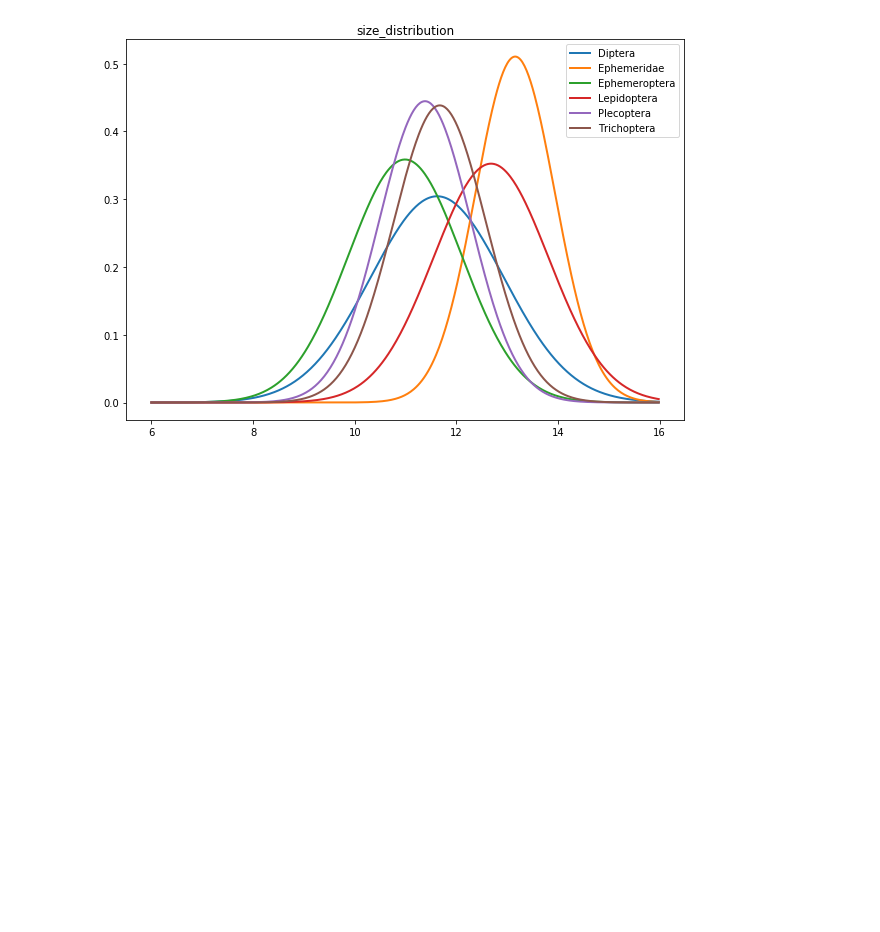
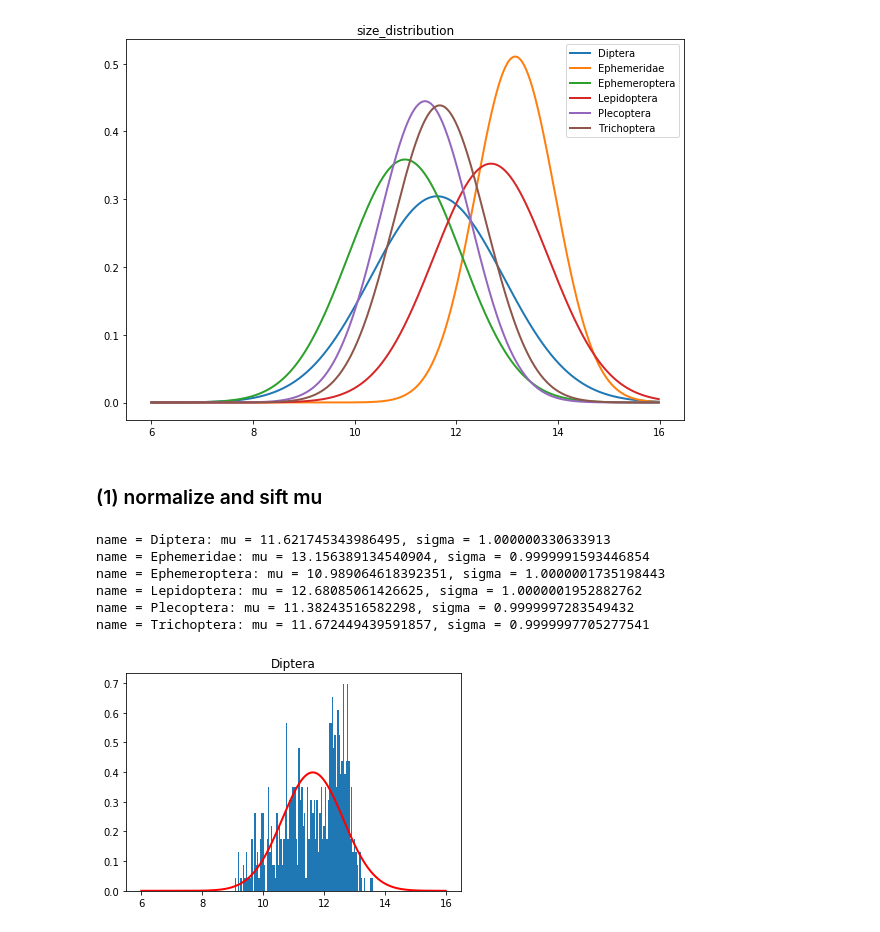
Before and after one commit to keiiti975/Insect_Phenology_Detector, a Jupyter notebook: result/classification/dataset_distributions/dataset_distributions.ipynb, the cells around one changed output. Saved outputs shown, nothing was run; the diff lists cells and outputs as text; code cells hidden in the pictures; blank space fills up the shorter version.

Commit message:
distribution analysis

```diff
--- a/result/classification/dataset_distributions/dataset_distributions.ipynb
+++ b/result/classification/dataset_distributions/dataset_distributions.ipynb
@@ -191,0 +100,4 @@ Text(0.5, 1.0, 'Trichoptera')
+# %%
+mu, sigma = calc_mu_sigma(insect_size_dic)
+for key, value in lbl_to_name.items():
+    print("name = {}: mu = {}, sigma = {}".format(value, mu[key], sigma[key]))
@@ -202,3 +157,46 @@ plt.legend()
 # %% [output]
 <matplotlib.legend.Legend at 0x...>
 [figure]
+# %% [markdown]
+### (1) normalize and sift mu
+# %%
+def normalize_and_sift_mu(insect_size_dic, mu, sigma, lbl_to_name):
+    """
+        keep mu and match sigma = 1
+        calculate mu, sigma for each insect size distribution
+        Args:
+            - insect_size_dic: dict, {label_name: size_array}
+            - mu: np.array(dtype=float), shape == [class_num]
+            - sigma: np.array(dtype=float), shape == [class_num]
+            - lbl_to_name: dict, {label: label_name}
+    """
+    gmm = GMM(n_components=1, covariance_type="spherical")
+    mu_converted = []
+    sigma_converted = []
+    for key, value in lbl_to_name.items():
+        x = np.log2(insect_size_dic[value])
+        x_convert = (x - mu[key]) / sigma[key]
+        x_convert += mu[key]
+        gmm.fit(x_convert.reshape(-1, 1))
+        mu_converted.append(gmm.means_.reshape([-1])[0])
+        sigma_converted.append(np.sqrt(gmm.covariances_)[0])
+    return np.array(mu_converted), np.array(sigma_converted)
+# %%
+mu_converted, sigma_converted = normalize_and_sift_mu(insect_size_dic, mu, sigma, lbl_to_name)
+for key, value in lbl_to_name.items():
+    print("name = {}: mu = {}, sigma = {}".format(value, mu_converted[key], sigma_converted[key]))
+# %% [output]
+name = Diptera: mu = 11.621745343986495, sigma = 1.000000330633913
+name = Ephemeridae: mu = 13.156389134540904, sigma = 0.9999991593446854
+name = Ephemeroptera: mu = 10.989064618392351, sigma = 1.0000001735198443
+name = Lepidoptera: mu = 12.68085061426625, sigma = 1.0000001952882762
+name = Plecoptera: mu = 11.38243516582298, sigma = 0.9999997283549432
+name = Trichoptera: mu = 11.672449439591857, sigma = 0.9999997705277541
+# %%
+x = np.log2(insect_size_dic["Diptera"])
+x_convert = (x - mu[0]) / sigma[0]
+x_convert += mu[0]
+seq = np.arange(6.0, 16.0, 0.02)
+plot_hist_and_distribution(x_convert, seq, mu_converted[0], sigma_converted[0], "Diptera")
+# %% [output]
+[figure, added]
```
Also changed, not shown: parts of 29 cells of this notebook.
